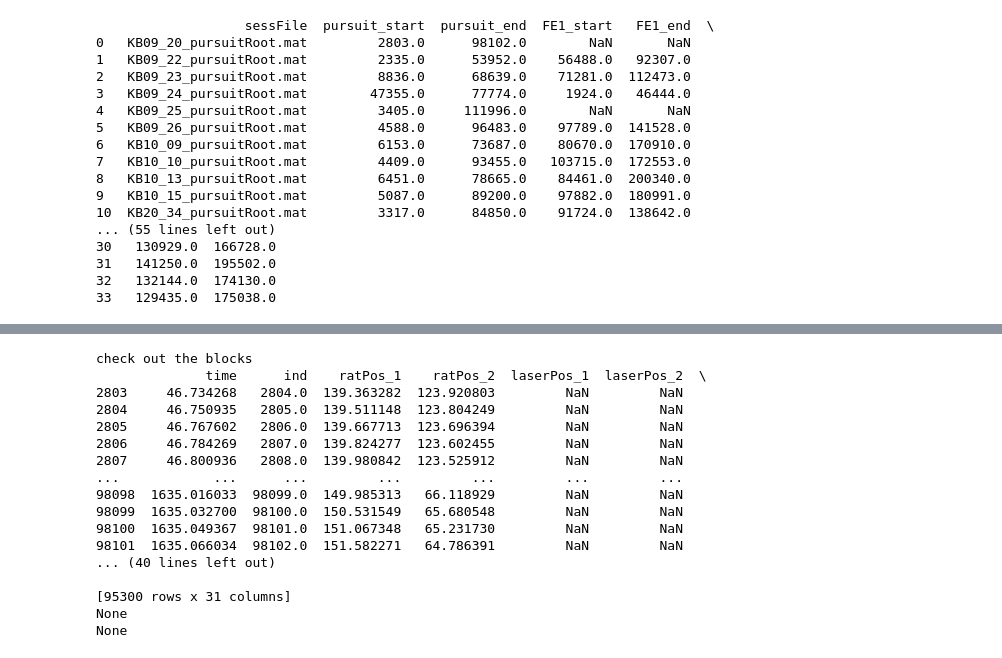
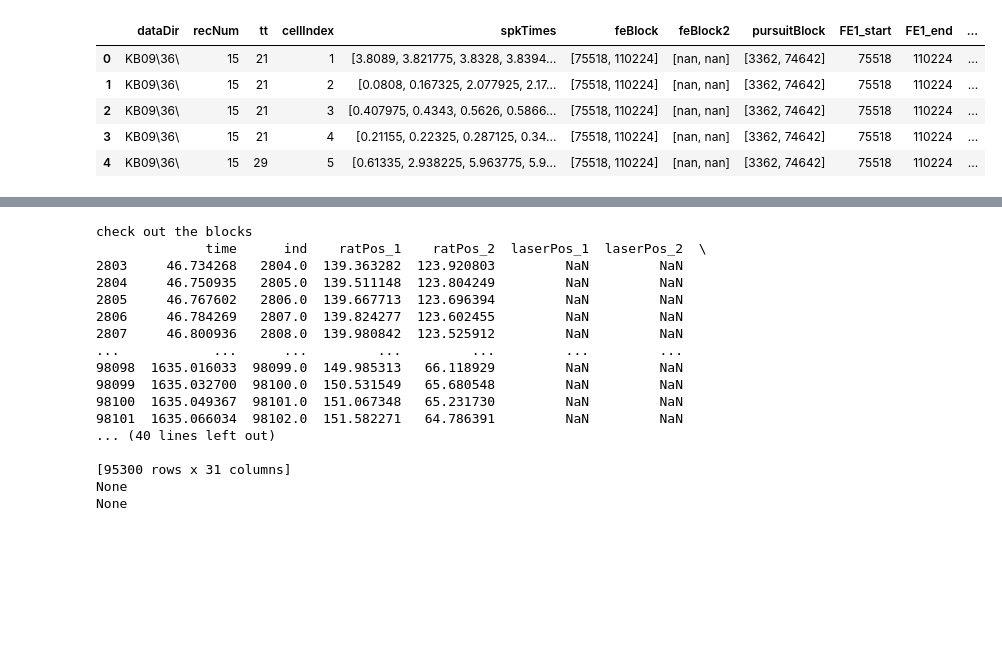
Before and after one commit to bigbrainmay/pursuit, a Jupyter notebook: May.ipynb, the cells around one changed output, grey strips where cells are left out. Saved outputs shown, nothing was run; the diff lists cells and outputs as text; code cells hidden in the pictures; blank space fills up the shorter version.

```diff
--- a/May.ipynb
+++ b/May.ipynb
@@ -96,31 +137,0 @@ ca1_directory['FE2_end'] = ca1_directory.blocks.apply(lambda x: x[2][1])
-# %%
-#getting the first value of start and end indices for trial blocks
-
-indices = ca1_directory.groupby("sessFile").agg({
-    "pursuit_start": pursuit_functions.index_utils.get_first_element,
-    "pursuit_end": pursuit_functions.index_utils.get_first_element,
-    "FE1_start": pursuit_functions.index_utils.get_first_element,
-    "FE1_end": pursuit_functions.index_utils.get_first_element,
-    "FE2_start": pursuit_functions.index_utils.get_first_element,
-    "FE2_end": pursuit_functions.index_utils.get_first_element
-}).reset_index()
-
-print(indices)
-# %% [output]
-                   sessFile  pursuit_start  pursuit_end  FE1_start   FE1_end  \
-0   KB09_20_pursuitRoot.mat         2803.0      98102.0        NaN       NaN
-1   KB09_22_pursuitRoot.mat         2335.0      53952.0    56488.0   92307.0
-2   KB09_23_pursuitRoot.mat         8836.0      68639.0    71281.0  112473.0
-3   KB09_24_pursuitRoot.mat        47355.0      77774.0     1924.0   46444.0
-4   KB09_25_pursuitRoot.mat         3405.0     111996.0        NaN       NaN
-5   KB09_26_pursuitRoot.mat         4588.0      96483.0    97789.0  141528.0
-6   KB10_09_pursuitRoot.mat         6153.0      73687.0    80670.0  170910.0
-7   KB10_10_pursuitRoot.mat         4409.0      93455.0   103715.0  172553.0
-8   KB10_13_pursuitRoot.mat         6451.0      78665.0    84461.0  200340.0
-9   KB10_15_pursuitRoot.mat         5087.0      89200.0    97882.0  180991.0
-10  KB20_34_pursuitRoot.mat         3317.0      84850.0    91724.0  138642.0
-... (55 lines left out)
-30   130929.0  166728.0
-31   141250.0  195502.0
-32   132144.0  174130.0
-33   129435.0  175038.0
@@ -126,0 +182,9 @@ print(indices)
+# %%
+ca3_directory.head()
+# %% [output]
+|  | dataDir | recNum | tt | cellIndex | spkTimes | feBlock | feBlock2 | pursuitBlock | FE1_start | FE1_end | ... |
+| 0 | KB09\36\ | 15 | 21 | 1 | [3.8089, 3.821775, 3.8328, 3.8394... | [75518, 110224] | [nan, nan] | [3362, 74642] | 75518 | 110224 | ... |
+| 1 | KB09\36\ | 15 | 21 | 2 | [0.0808, 0.167325, 2.077925, 2.17... | [75518, 110224] | [nan, nan] | [3362, 74642] | 75518 | 110224 | ... |
+| 2 | KB09\36\ | 15 | 21 | 3 | [0.407975, 0.4343, 0.5626, 0.5866... | [75518, 110224] | [nan, nan] | [3362, 74642] | 75518 | 110224 | ... |
+| 3 | KB09\36\ | 15 | 21 | 4 | [0.21155, 0.22325, 0.287125, 0.34... | [75518, 110224] | [nan, nan] | [3362, 74642] | 75518 | 110224 | ... |
+| 4 | KB09\36\ | 15 | 29 | 5 | [0.61335, 2.938225, 5.963775, 5.9... | [75518, 110224] | [nan, nan] | [3362, 74642] | 75518 | 110224 | ... |
```
Also changed, not shown: parts of 11 cells of this notebook, 2 other files.
